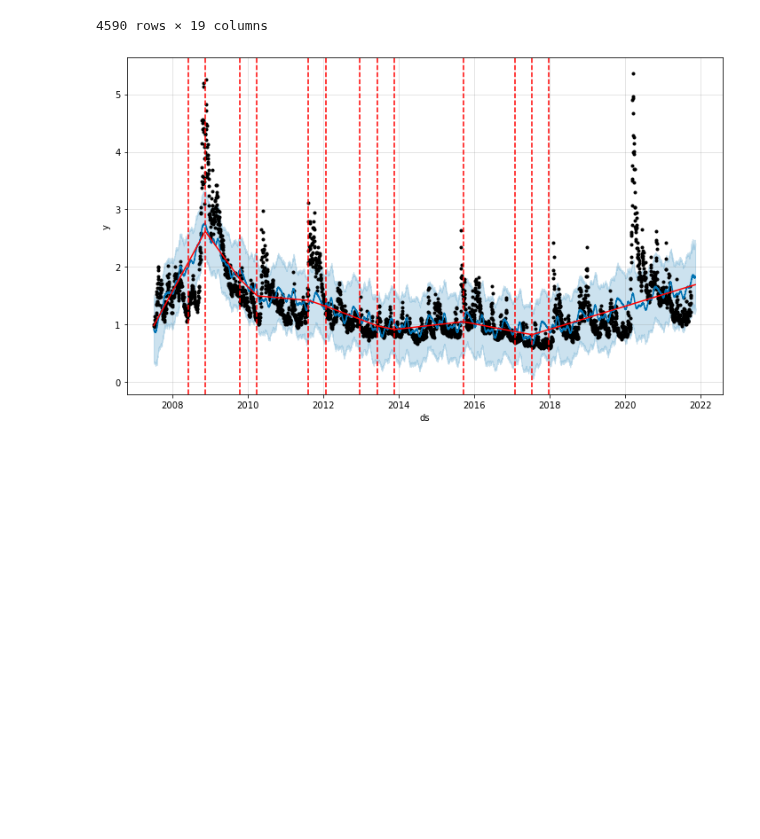
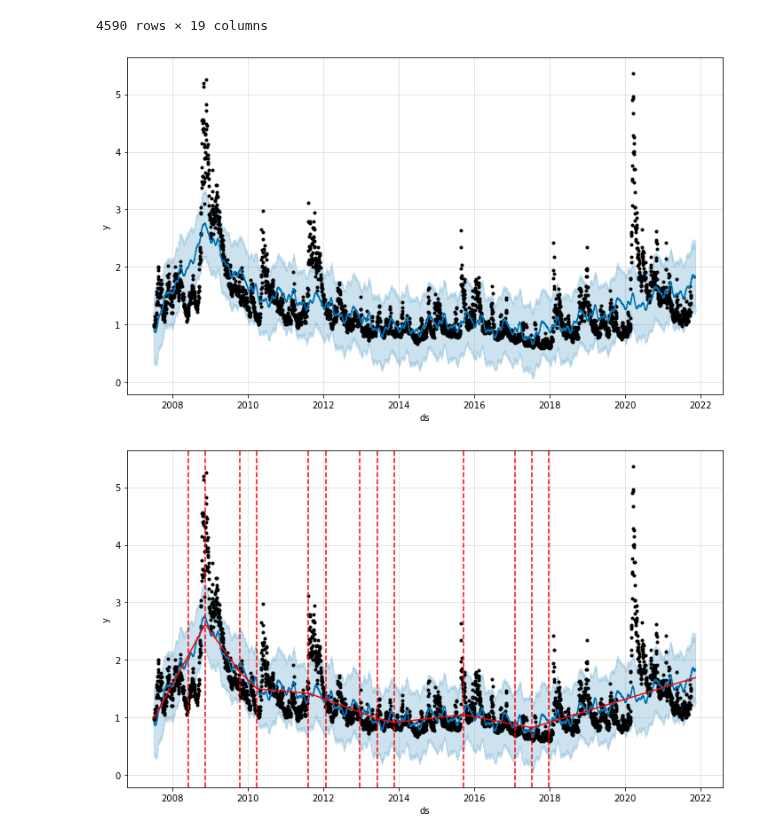
Before and after one commit to sangramsinghg/vix_predictor, a Jupyter notebook: vix_predictor_prophet.ipynb, the cells around one changed output. Saved outputs shown, nothing was run; the diff lists cells and outputs as text; code cells hidden in the pictures; blank space fills up the shorter version.

```diff
--- a/vix_predictor_prophet.ipynb
+++ b/vix_predictor_prophet.ipynb
@@ -302,6 +302,11 @@ forecast_trends_cum_prod
 | 4588 | 2021-11-11 15:00:00 | 1.693023 | 1.286051 | 2.369971 | 1.693023 | 1.693023 | 0.124109 | ... |
 | 4589 | 2021-11-11 16:00:00 | 1.693046 | 1.219266 | 2.367307 | 1.693046 | 1.693046 | 0.123641 | ... |
 4590 rows × 19 columns
+# %%
+# Plot the Prophet predictions for the forecast_trends data
+plot_forecast_trends_cum_prod = model_cum_prod.plot(forecast_trends_cum_prod)
+# %% [output]
+[figure, added]
 # %%
 # Plot the Prophet predictions for the forecast_trends data
 plot_forecast_trends_cum_prod = model_cum_prod.plot(forecast_trends_cum_prod)
```
